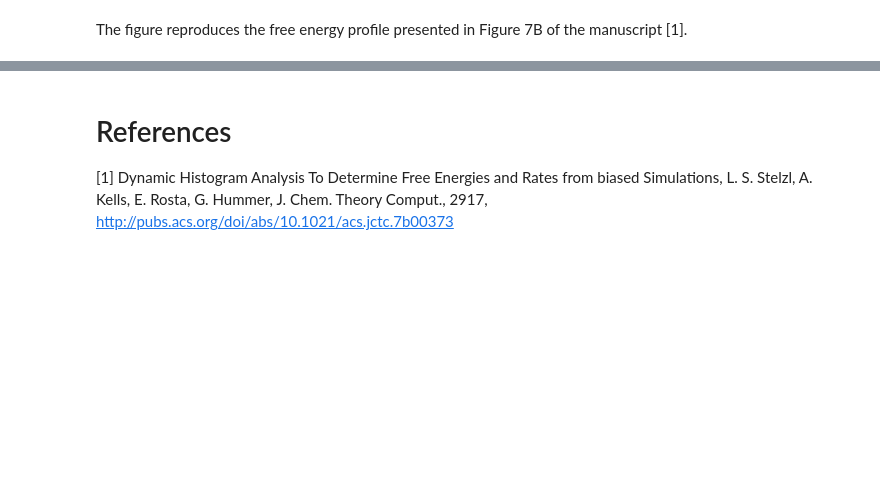
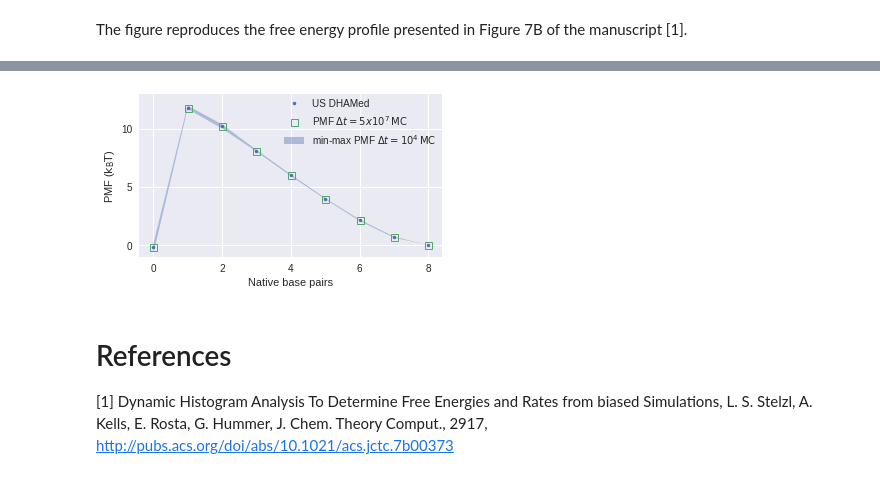
Before and after one commit to bio-phys/PyDHAMed, a Jupyter notebook: pydhamed/cg-rna/cg_RNA_duplex_formation.ipynb, the cells around one changed output, grey strips where cells are left out. Drawn from its saved outputs; the diff is of its cells as text; code cells hidden in the pictures; blank space fills up the shorter version.

```diff
--- a/pydhamed/cg-rna/cg_RNA_duplex_formation.ipynb
+++ b/pydhamed/cg-rna/cg_RNA_duplex_formation.ipynb
@@ -134,0 +139,4 @@ The figure reproduces the free energy profile presented in Figure 7B of the manu
+# %%
+c_l_lag_e7 = [count_matrix(traj,n_states=9, lag=5000)] # 10^4 * 5000  -> 5x10^7
+# %%
+og_e7 = run_dhamed(c_l_lag_e7, -np.log(v_ar))
@@ -135,3 +153,31 @@ The figure reproduces the free energy profile presented in Figure 7B of the manu
+# %%
+fig, ax = plt.subplots(figsize=(5,3))
+
+# error bar is barely visible
+#plt.errorbar(rc, rna_pmf, yerr=dh_log_err, fmt=".", capthick=1,capsize=4
+rc = np.arange(0,9)
+rna_pmf = og*-1
+rna_pmf -= rna_pmf[-1]
+plt.plot(rc, rna_pmf, ".", label="US DHAMed")
+rna_pmf_obs_e7 = og_e7*-1
+rna_pmf_obs_e7 -= rna_pmf_obs_e7[-1]
+plt.plot(rc, rna_pmf_obs_e7, "s", mew=1, mfc="None",
+        label="PMF $\Delta t=5x10^7 \, \mathrm{MC}$ ")
+
+plt.fill_between(rc, min_pmf, max_pmf, alpha=0.4, label=r"min-max PMF $\Delta t=10^4 \, \mathrm{MC}$ ")
+
+ax.set_xlabel("Native base pairs")
+ax.set_ylabel("PMF ($\mathrm{k_BT}$)")
+ax.set_ylim(-1,13)
+ax.set_xlim(-0.4,8.4)
+ax.set_yticks([0,5,10])
+ax.set_xticks([0,2,4,6,8])
+ax.tick_params(direction='out')
+
+plt.legend(borderaxespad=0.1)
+plt.tight_layout()
+# %% [output]
+[figure, added]
 # %% [markdown]
 # References
 
```
Also changed, not shown: parts of 7 cells of this notebook.
